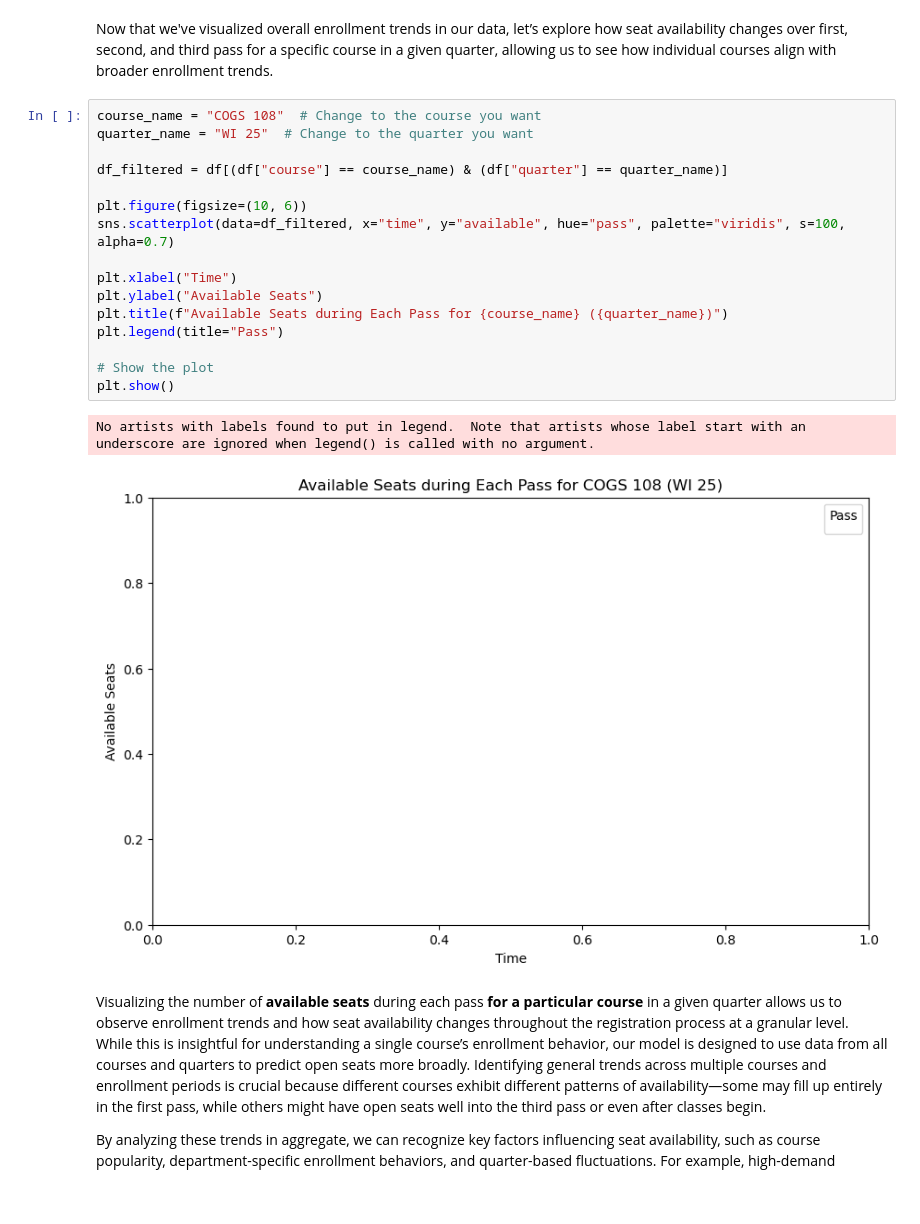
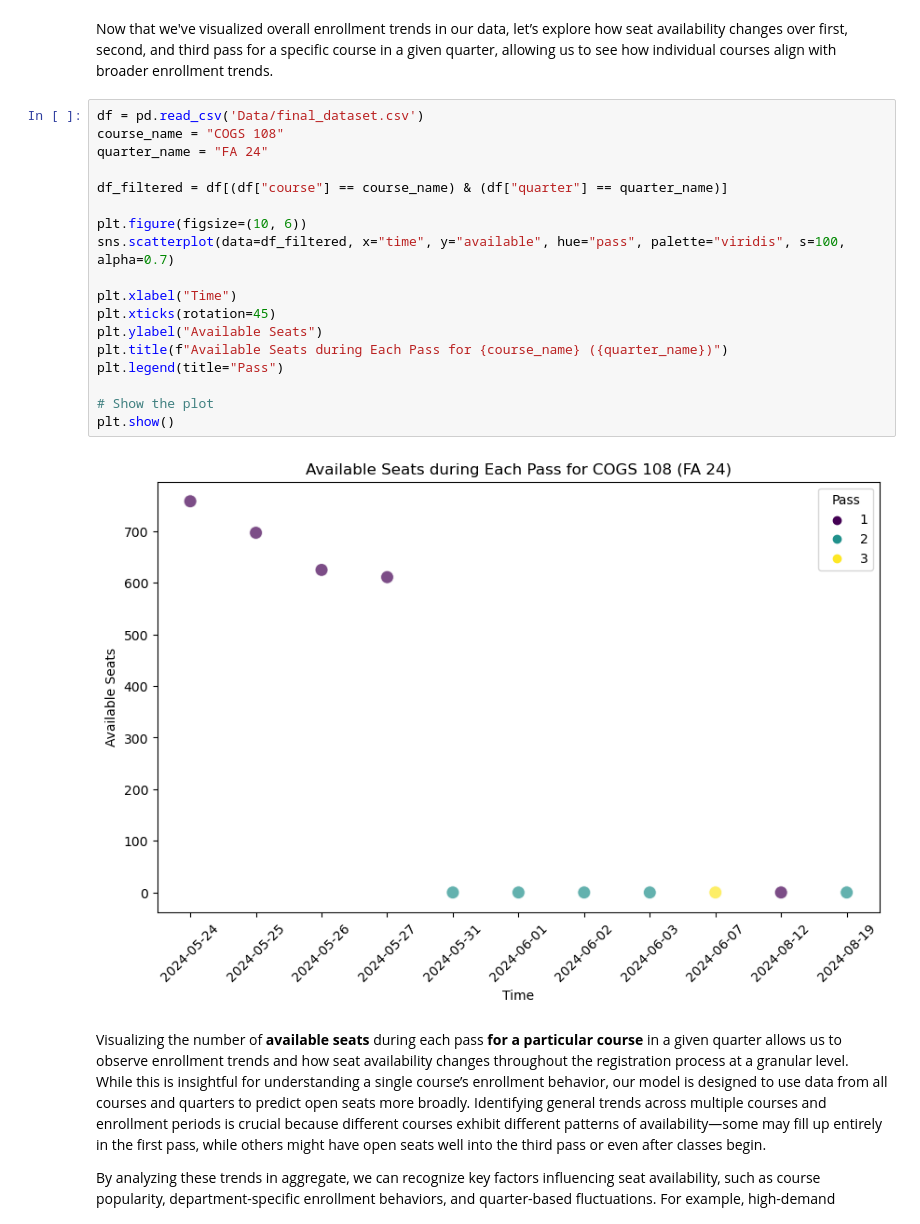
Before and after one commit to agovindu21/UCSD-EnrollAI, a Jupyter notebook: Report.ipynb, the cells around one changed output. Drawn from its saved outputs; the diff is of its cells as text; blank space fills up the shorter version.

```diff
--- a/Report.ipynb
+++ b/Report.ipynb
@@ -1028,24 +1001,25 @@ Understanding these patterns is crucial for accurately forecasting seat availabi
 # %% [markdown]
 Now that we've visualized overall enrollment trends in our data, let’s explore how seat availability changes over first, second, and third pass for a specific course in a given quarter, allowing us to see how individual courses align with broader enrollment trends.
 # %%
-course_name = "COGS 108"  # Change to the course you want
-quarter_name = "WI 25"  # Change to the quarter you want
+df = pd.read_csv('Data/final_dataset.csv')
+course_name = "COGS 108"
+quarter_name = "FA 24"
 
 df_filtered = df[(df["course"] == course_name) & (df["quarter"] == quarter_name)]
 
 plt.figure(figsize=(10, 6))
 sns.scatterplot(data=df_filtered, x="time", y="available", hue="pass", palette="viridis", s=100, alpha=0.7)
 
 plt.xlabel("Time")
+plt.xticks(rotation=45)
 plt.ylabel("Available Seats")
 plt.title(f"Available Seats during Each Pass for {course_name} ({quarter_name})")
 plt.legend(title="Pass")
 
 # Show the plot
 plt.show()
 # %% [output]
-No artists with labels found to put in legend.  Note that artists whose label start with an underscore are ignored when legend() is called with no argument.
-[figure, old version]
+[figure, new version]
 # %% [markdown]
 Visualizing the number of **available seats** during each pass **for a particular course** in a given quarter allows us to observe enrollment trends and how seat availability changes throughout the registration process at a granular level. While this is insightful for understanding a single course’s enrollment behavior, our model is designed to use data from all courses and quarters to predict open seats more broadly. Identifying general trends across multiple courses and enrollment periods is crucial because different courses exhibit different patterns of availability—some may fill up entirely in the first pass, while others might have open seats well into the third pass or even after classes begin.
 
```
Also changed, not shown: parts of 4 cells of this notebook.
